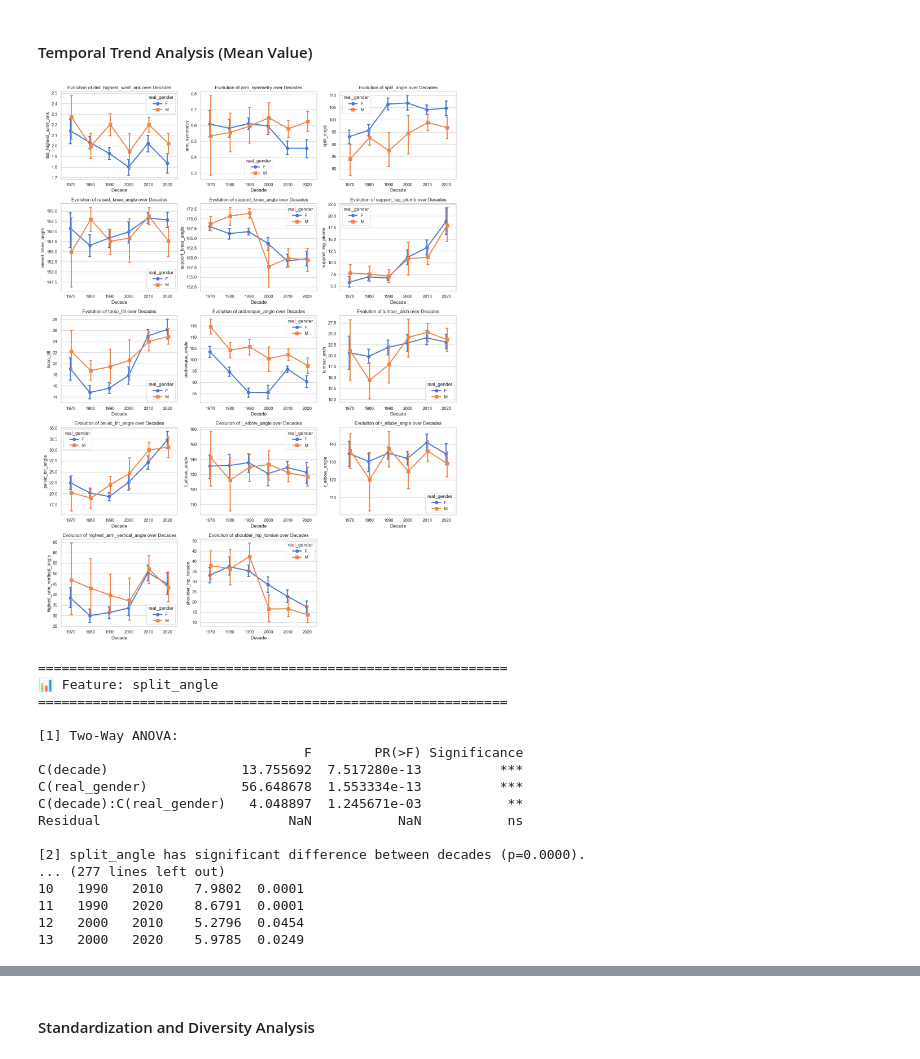
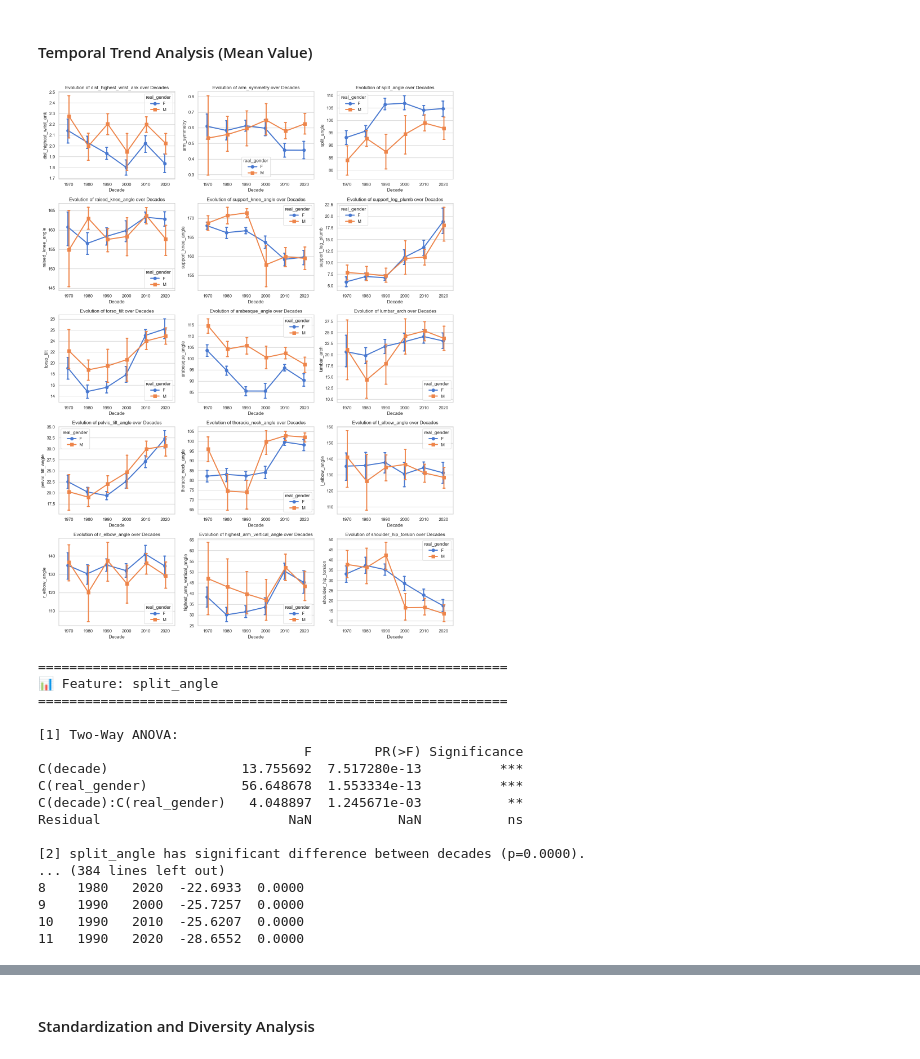
Before and after one commit to TadejPogacar1/DH412-History-and-the-Digital, a Jupyter notebook: arabesque_analysis.ipynb, the cells around one changed output, grey strips where cells are left out. Drawn from its saved outputs; the diff is of its cells as text; code cells hidden in the pictures.

```diff
--- a/arabesque_analysis.ipynb
+++ b/arabesque_analysis.ipynb
@@ -18,7 +18,7 @@ from scipy.spatial.distance import euclidean
 from sklearn.decomposition import PCA
 import warnings
 
-df = pd.read_csv("Data/arabesque_analysis_ready.csv")
+df = pd.read_csv("Data/arabesque_analysis_ready_updated.csv")
 
 print(f"Original dataset size: {len(df)} frames")
 
@@ -44,6 +44,7 @@ FEATURES = [
     'pelvic_anterior_tilt',       # Pelvic anterior tilt
     'lumbar_arch',                # Lumbar arch (Spine-Thorax)
     'pelvic_tilt_angle',          # Pelvic tilt
+    'thoracic_neck_angle',        # Thoracic-Neck line
 
     # --- Group 4: Arm & Upper Body Angles ---
     'l_elbow_angle',              # Left elbow extension
@@ -179,7 +180,7 @@ df = df.drop(columns=cols_existing)
 # %% [markdown]
 #### Temporal Trend Analysis (Mean Value)
 # %%
-exclude_cols = ['year', 'decade', 'video', 'filename', 'real_gender']
+exclude_cols = ['year', 'decade', 'video', 'filename', 'real_gender', 'json_path']
 feature_cols = [col for col in df.select_dtypes(include=[np.number]).columns if col not in exclude_cols]
 
 df = df[df['real_gender'].isin(['M', 'F'])].copy()
@@ -193,34 +194,34 @@ rows = math.ceil(num_features / cols)
 width_per_plot = 5
 height_per_plot = 4
 
 fig_width = cols * width_per_plot
 fig_height = rows * height_per_plot
 
 fig, axes = plt.subplots(rows, cols, figsize=(fig_width, fig_height))
 axes = axes.flatten()
 
 for i, metric in enumerate(feature_cols):
     sns.pointplot(
         data=df,
         x='decade',
         y=metric,
         hue='real_gender',
         dodge=True,
         markers=['o', 's'],
         capsize=.1,
         ax=axes[i]
     )
     axes[i].set_title(f'Evolution of {metric} over Decades')
     axes[i].set_xlabel('Decade')
     axes[i].set_ylabel(metric)
 
 for j in range(num_features, len(axes)):
     fig.delaxes(axes[j])
 
 plt.tight_layout()
 plt.show()
 # %% [output]
-[figure, old version]
+[figure, new version]
 # %%
 df['decade'] = df['decade'].astype(str)
 df['real_gender'] = df['real_gender'].astype(str)
@@ -231,7 +232,9 @@ target_metrics = [
     'torso_tilt',
     'arabesque_angle',
     'lumbar_arch',
-    'pelvic_tilt_angle'
+    'pelvic_tilt_angle',
+    'thoracic_neck_angle',
+    'shoulder_hip_torsion'
 ]
 
 df_female = df[df['real_gender'] == 'F']
@@ -329,11 +332,11 @@ C(decade):C(real_gender)   4.048897  1.245671e-03           **
 Residual                        NaN           NaN           ns
 
 [2] split_angle has significant difference between decades (p=0.0000).
-... (277 lines left out)
-10   1990   2010    7.9802  0.0001
-11   1990   2020    8.6791  0.0001
-12   2000   2010    5.2796  0.0454
-13   2000   2020    5.9785  0.0249
+... (384 lines left out)
+8    1980   2020  -22.6933  0.0000
+9    1990   2000  -25.7257  0.0000
+10   1990   2010  -25.6207  0.0000
+11   1990   2020  -28.6552  0.0000
 # %%
 target_metrics = [
     'split_angle',
```
Also changed, not shown: parts of 10 cells of this notebook, 4 other files.
